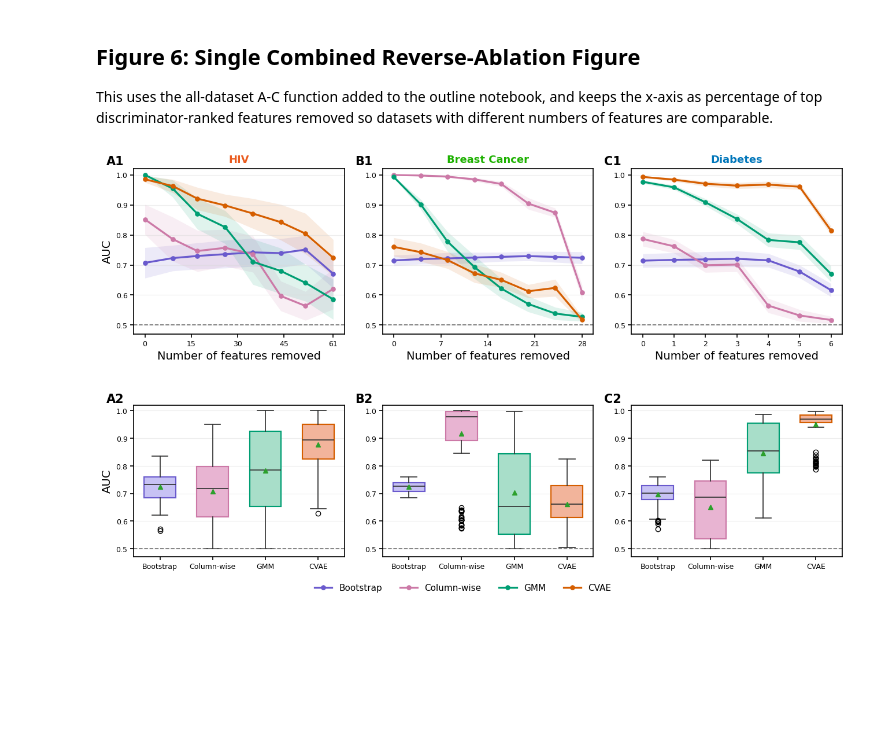
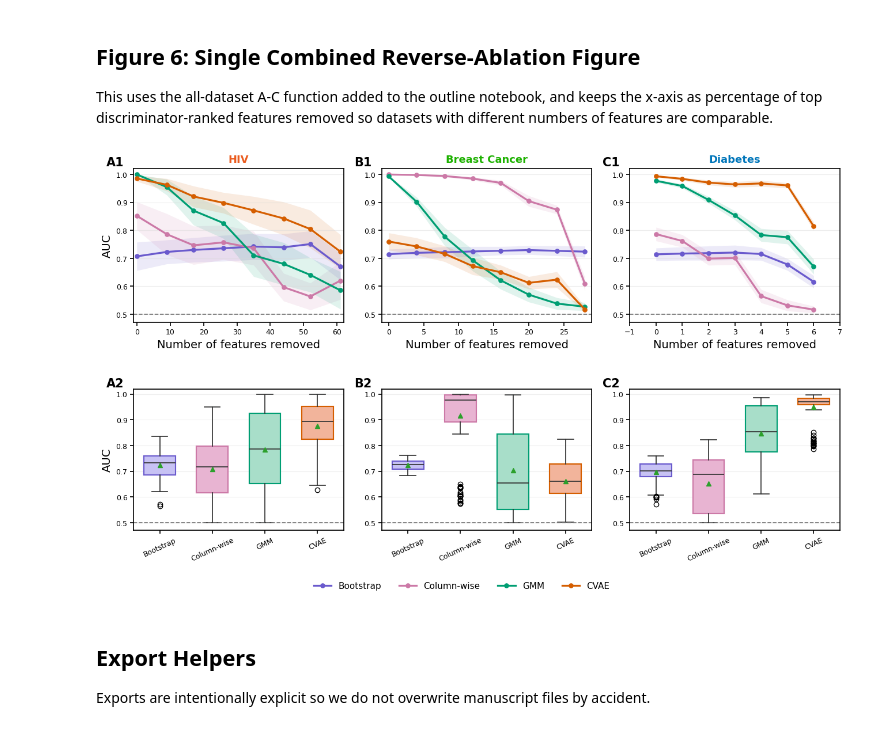
Before and after one commit to TonyTran03/distinguishable_data, a Jupyter notebook: data_synthesis/notebooks/make_main_figures_revision.ipynb, the cells around one changed output. Saved outputs shown, nothing was run; the diff lists cells and outputs as text; code cells hidden in the pictures; blank space fills up the shorter version.

```diff
--- a/data_synthesis/notebooks/make_main_figures_revision.ipynb
+++ b/data_synthesis/notebooks/make_main_figures_revision.ipynb
@@ -1535,21 +1540,8 @@ def plot_figure6_ablation_all_datasets(ablation_df):
             va="top",
             ha="left"
         )
-
-        # X axis top plots
         max_removed = int(sub["n_features_removed"].max())
-        min_removed = int(sub["n_features_removed"].min())
-
-        x_range = max_removed - min_removed
-        x_pad = max(0.35, 0.06 * x_range)
-
-        ax_curve.set_xlim(min_removed - x_pad, max_removed + x_pad)
-
-        if max_removed <= 10:
-            ax_curve.set_xticks(np.arange(0, max_removed + 1, 1))
-        else:
-            ax_curve.set_xticks(np.linspace(0, max_removed, 5).astype(int))
-
+        ax_curve.set_xlim(-1, max_removed + 1)
         ax_curve.set_xlabel("Number of features removed")
         clean_axis(ax_curve, grid_axis="y")
 
@@ -1569,7 +1561,7 @@ def plot_figure6_ablation_all_datasets(ablation_df):
                 artist.set_color(NEUTRAL)
                 artist.set_linewidth(1.25)
         ax_box.axhline(0.5, color="#777777", linestyle="--", linewidth=1.25)
-        ax_box.tick_params(axis="x", labelsize=9.0, length=5)
+        ax_box.tick_params(axis="x", rotation=25, labelsize=9.0, width=1.4, length=5)
         ax_box.text(
             -0.13, 1.08, f"{col_letter}2",
             transform=ax_box.transAxes,
@@ -1588,32 +1580,36 @@ def plot_figure6_ablation_all_datasets(ablation_df):
 
         ax_box.tick_params(labelsize=9.0, width=1.2, length=4)
     curve_axes[0].set_ylabel("AUC")
     box_axes[0].set_ylabel("AUC")
     for ax in curve_axes[1:] + box_axes[1:]:
         ax.set_ylabel("")
         ax.tick_params(labelleft=True)
 
     y_values = []
     for _, row in ablation_df.iterrows():
         y_values.extend([row["auc_mean"] - row["auc_sd"], row["auc_mean"] + row["auc_sd"]])
         y_values.extend(row.get("auc_values", []))
     y_min = max(0.45, np.nanmin(y_values) - 0.03)
     y_max = min(1.02, np.nanmax(y_values) + 0.03)
     for ax in curve_axes + box_axes:
         if ax.get_visible():
             ax.set_ylim(y_min, y_max)
 
     handles = legend_handles[:len(METHOD_ORDER)]
     fig.legend(handles, [h.get_label() for h in handles], loc="lower center",
                bbox_to_anchor=(0.5, 0.01), ncol=len(handles), frameon=True,
                facecolor="white", edgecolor="black", framealpha=0, borderpad=0.55)
     # fig.suptitle("Reverse feature ablation", y=0.98, fontsize=15, weight="semibold")
 
-    fig.subplots_adjust(left=0.075, right=0.99, top=0.88, bottom=0.1, wspace=0.18, hspace=0.45)
+    fig.subplots_adjust(left=0.075, right=0.99, top=0.88, bottom=0.15, wspace=0.18, hspace=0.45)
     return fig
 
 
 ablation_df = get_reverse_ablation(force=False)
 fig6_ac = plot_figure6_ablation_all_datasets(ablation_df)
 # %% [output]
-[figure, old version]
+[figure, new version]
+# %% [markdown]
+## Export Helpers
+
+Exports are intentionally explicit so we do not overwrite manuscript files by accident.
```
Also changed, not shown: parts of 6 cells of this notebook, 2 other files.
